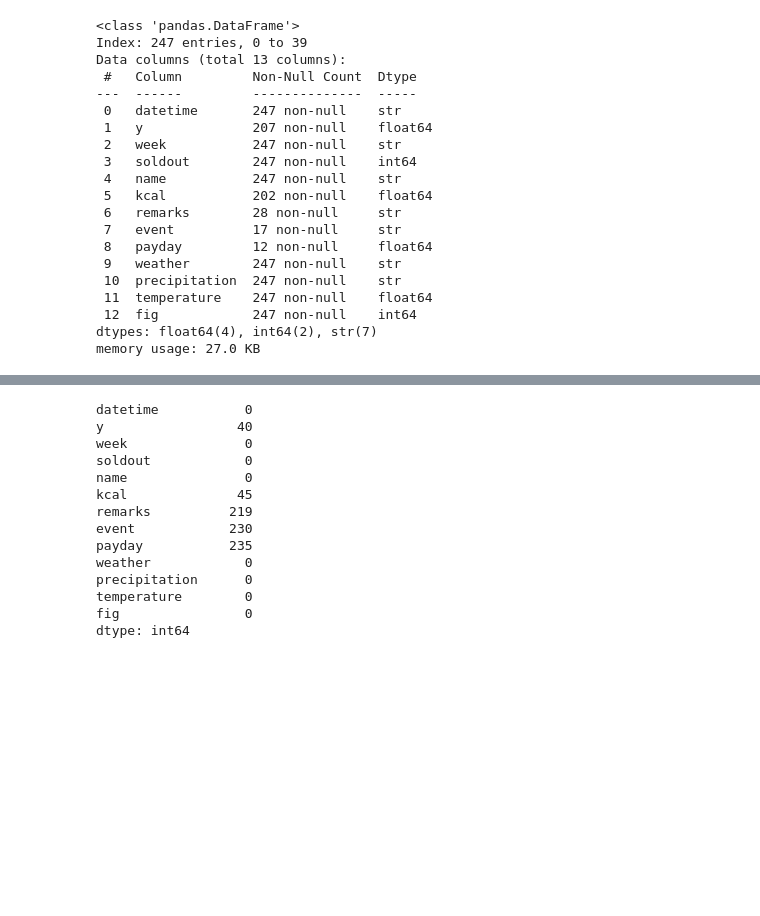
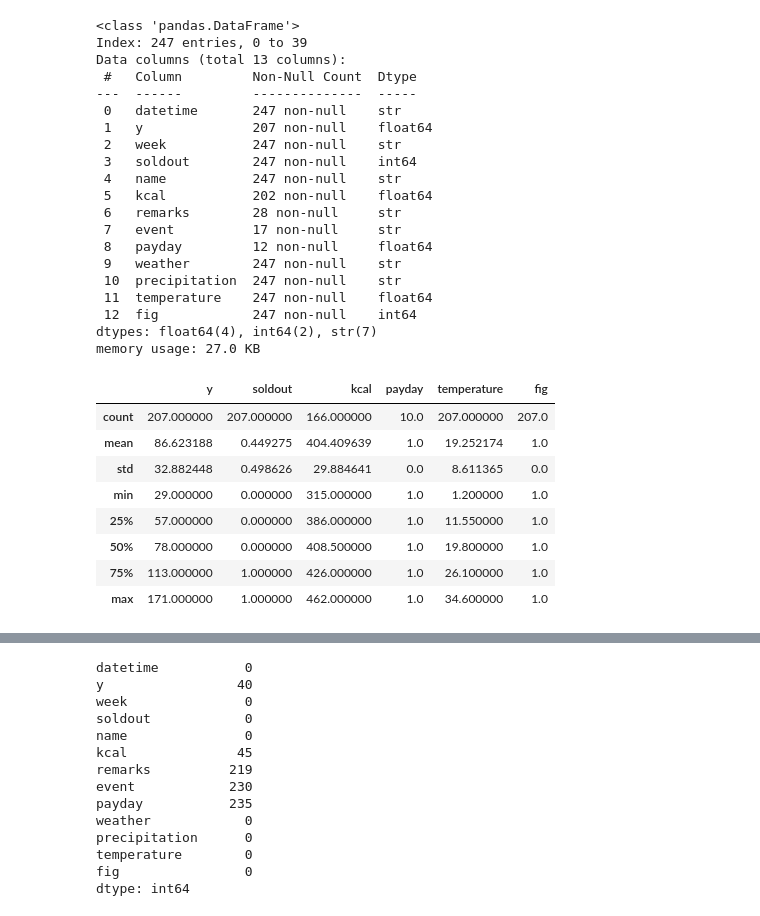
Before and after one commit to pchneurodiveyok132-cell/-----_---, a Jupyter notebook: First_Deliverable_2.ipynb, the cells around one changed output, grey strips where cells are left out. Saved outputs shown, nothing was run; the diff lists cells and outputs as text; code cells hidden in the pictures; blank space fills up the shorter version.

```diff
--- a/First_Deliverable_2.ipynb
+++ b/First_Deliverable_2.ipynb
@@ -112,3 +112,16 @@ Data columns (total 13 columns):
  12  fig            247 non-null    int64
 dtypes: float64(4), int64(2), str(7)
 memory usage: 27.0 KB
+# %%
+#データの概要を知る
+train.describe()
+# %% [output]
+|  | y | soldout | kcal | payday | temperature | fig |
+| count | 207.000000 | 207.000000 | 166.000000 | 10.0 | 207.000000 | 207.0 |
+| mean | 86.623188 | 0.449275 | 404.409639 | 1.0 | 19.252174 | 1.0 |
+| std | 32.882448 | 0.498626 | 29.884641 | 0.0 | 8.611365 | 0.0 |
+| min | 29.000000 | 0.000000 | 315.000000 | 1.0 | 1.200000 | 1.0 |
+| 25% | 57.000000 | 0.000000 | 386.000000 | 1.0 | 11.550000 | 1.0 |
+| 50% | 78.000000 | 0.000000 | 408.500000 | 1.0 | 19.800000 | 1.0 |
+| 75% | 113.000000 | 1.000000 | 426.000000 | 1.0 | 26.100000 | 1.0 |
+| max | 171.000000 | 1.000000 | 462.000000 | 1.0 | 34.600000 | 1.0 |
```
Also changed, not shown: parts of 9 cells of this notebook.
